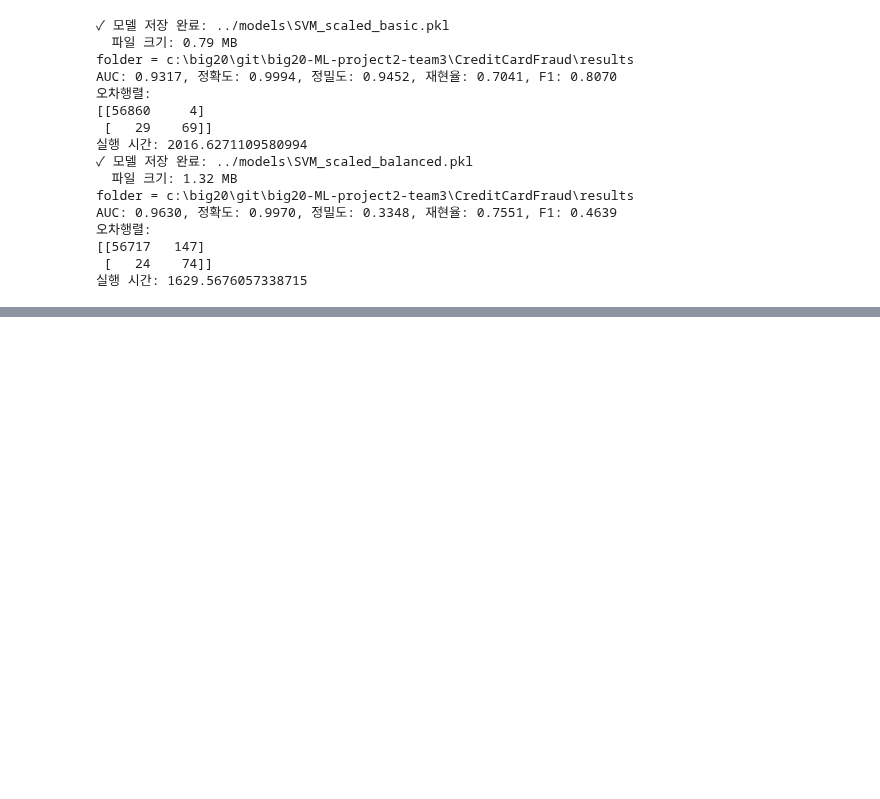
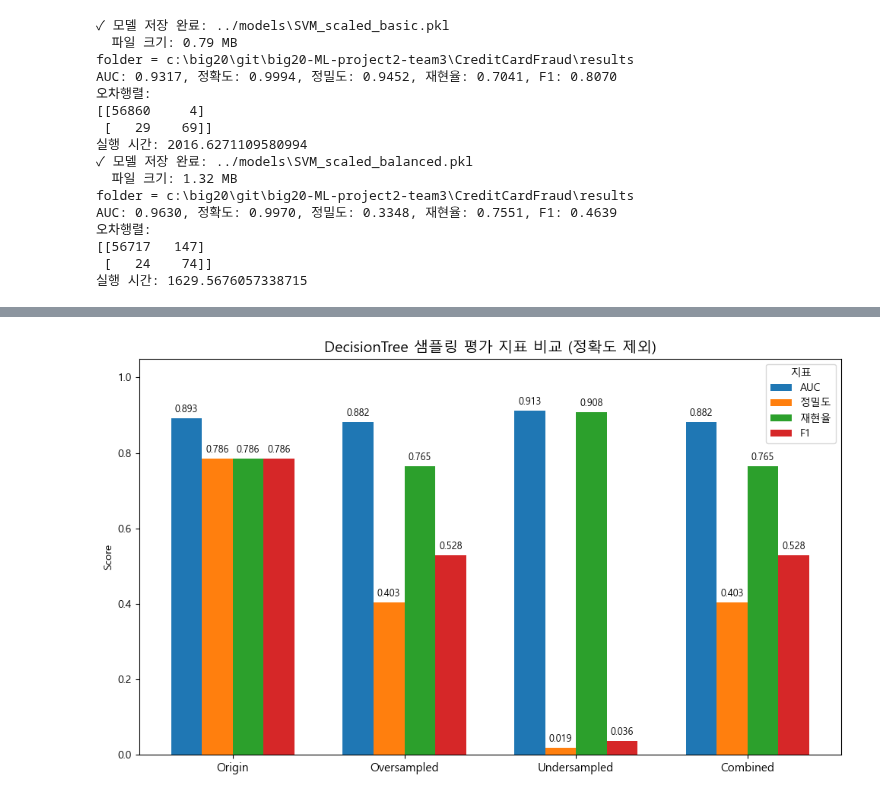
Before and after one commit to jaemin1020/big20-ML-project2-team3, a Jupyter notebook: CreditCardFraud/src/kjh_notscaled_standardScaler_base.ipynb, the cells around one changed output, grey strips where cells are left out. Cells and saved outputs as stored; diff of their text form; code cells hidden in the pictures; blank space fills up the shorter version.

```diff
--- a/CreditCardFraud/src/kjh_notscaled_standardScaler_base.ipynb
+++ b/CreditCardFraud/src/kjh_notscaled_standardScaler_base.ipynb
@@ -541,44 +640,46 @@ def plot_sampling_metrics(model_name, sampling_methods, auc, prec, recall, f1):
 # %%
 # 그래프 그리기
 
 # 샘플링 이름 (x축)
 sampling_methods = ['Origin', 'Oversampled', 'Undersampled', 'Combined']
 
 # 각 샘플링에서 나온 지표값을 직접 채워 넣기
 #    ↓ 여기에 너가 실제로 얻은 수치를 넣으면 됨
 auc_scores = [
-    0.960,  # Origin
-    0.958,  # Oversampled
-    0.969,  # Undersampled
-    0.958   # Combined
+    0.8927,  # Origin
+    0.8817,  # Oversampled
+    0.9127,  # Undersampled
+    0.8817   # Combined
 ]
 
 precision_scores = [
-    0.059,  # Origin
-    0.082,  # Oversampled
-    0.089,  # Undersampled
-    0.082   # Combined
+    0.7857,  # Origin
+    0.4032,  # Oversampled
+    0.0186,  # Undersampled
+    0.4032   # Combined
 ]
 
 recall_scores = [
-    0.878,  # Origin
-    0.878,  # Oversampled
-    0.878,  # Undersampled
-    0.878   # Combined
+    0.7857,  # Origin
+    0.7653,  # Oversampled
+    0.9082,  # Undersampled
+    0.7653   # Combined
 ]
 
 f1_scores = [
-    0.111,  # Origin
-    0.151,  # Oversampled
-    0.155,  # Undersampled
-    0.151   # Combined
+    0.7857,  # Origin
+    0.5282,  # Oversampled
+    0.0364,  # Undersampled
+    0.5282   # Combined
 ]
 
 plot_sampling_metrics(
     model_name='DecisionTree',
     sampling_methods=sampling_methods,
     auc=auc_scores,
     prec=precision_scores,
     recall=recall_scores,
     f1=f1_scores
 )
+# %% [output]
+[figure, added]
```
Also changed, not shown: parts of 9 cells of this notebook, 4 other files.
